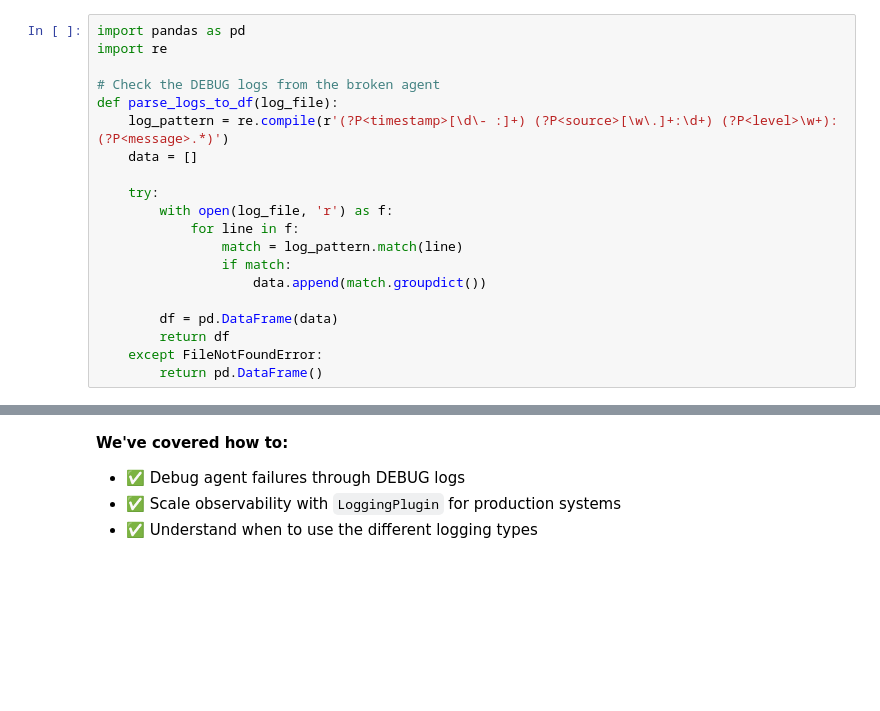
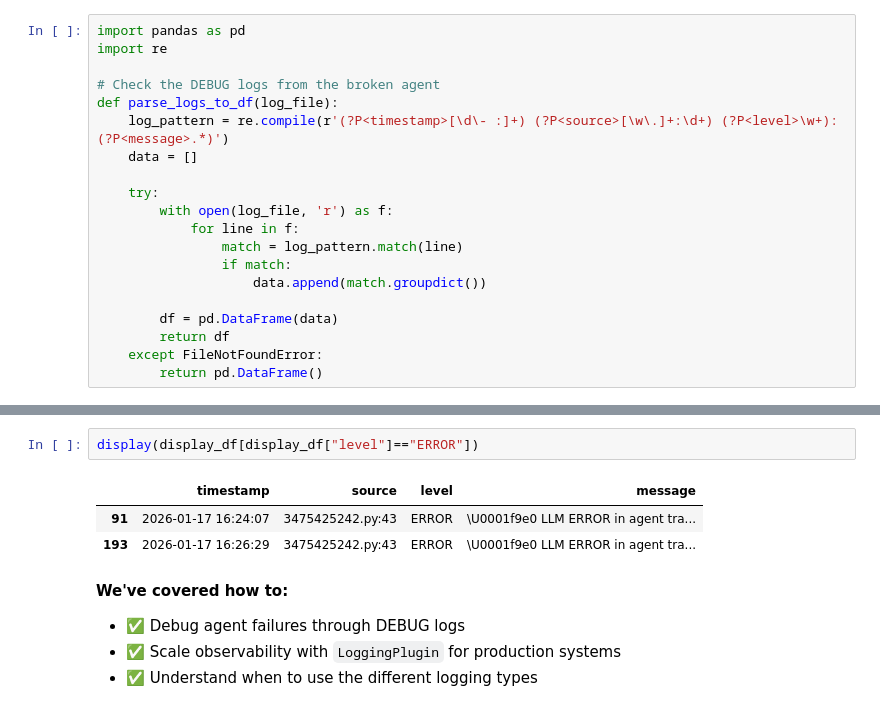
Before and after one commit to BetikuOluwatobi/google-genai-agents-course, a Jupyter notebook: notebooks/agent-observability-with-plugins.ipynb, the cells around one changed output, grey strips where cells are left out. Drawn from its saved outputs; the diff is of its cells as text; blank space fills up the shorter version.

Commit message:
update to agent observability with plugins

```diff
--- a/notebooks/agent-observability-with-plugins.ipynb
+++ b/notebooks/agent-observability-with-plugins.ipynb
@@ -714,3 +726,9 @@ else:
+# %%
+display(display_df[display_df["level"]=="ERROR"])
+# %% [output]
+|  | timestamp | source | level | message |
+| 91 | 2026-01-17 16:24:07 | 3475425242.py:43 | ERROR | \U0001f9e0 LLM ERROR in agent tra... |
+| 193 | 2026-01-17 16:26:29 | 3475425242.py:43 | ERROR | \U0001f9e0 LLM ERROR in agent tra... |
 # %% [markdown]
 **We've covered how to:**
 
```
Also changed, not shown: parts of 4 cells of this notebook.
